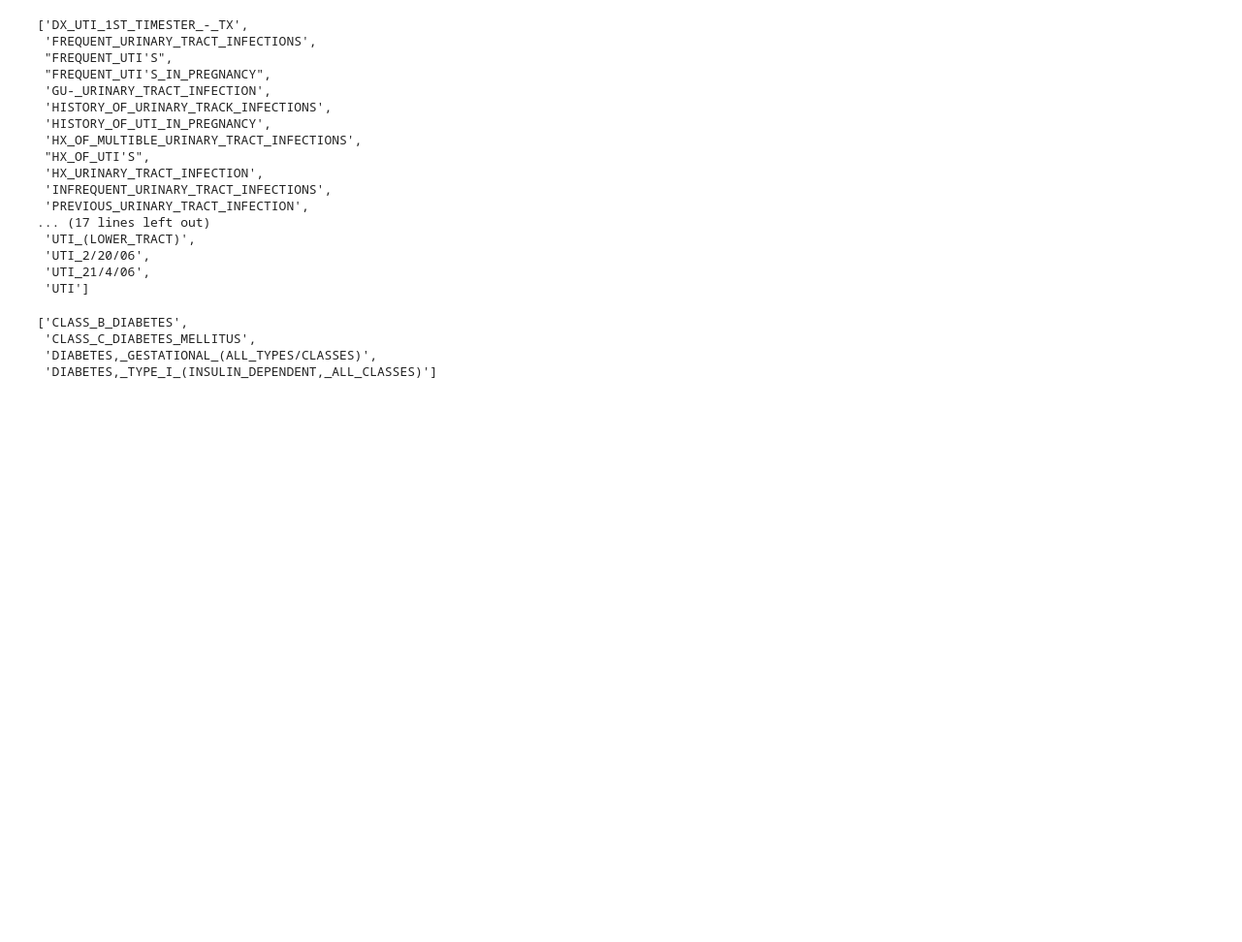
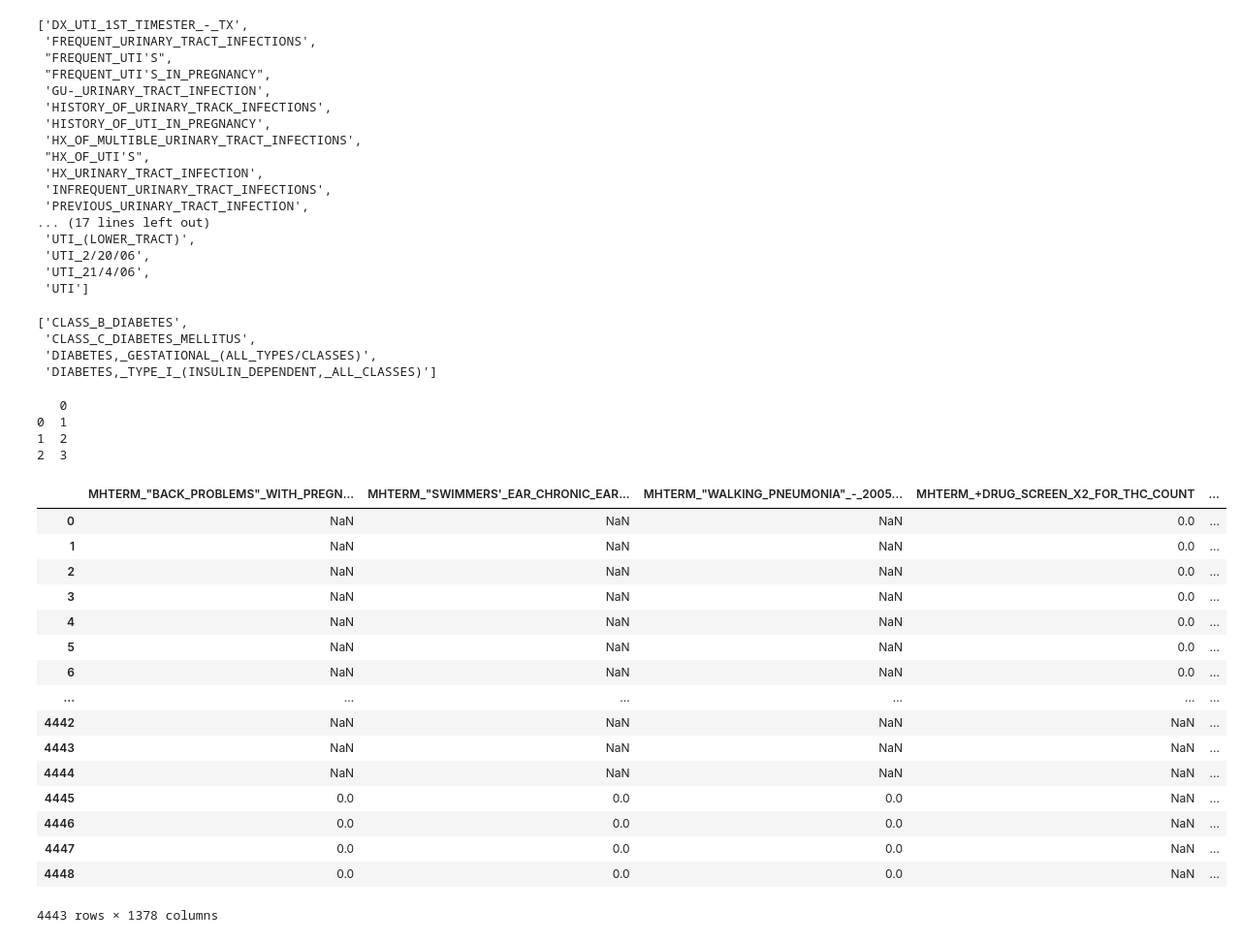
Before and after one commit to jzhao0802/ferring, a Jupyter notebook: 00_raw_data_processing/data_exploration/03_get_info_for_sprint_1.2_gate_1_meeting.ipynb, the cells around one changed output. Shown at 97% size. Saved outputs shown, nothing was run; the diff lists cells and outputs as text; code cells hidden in the pictures; blank space fills up the shorter version.

```diff
--- a/00_raw_data_processing/data_exploration/03_get_info_for_sprint_1.2_gate_1_meeting.ipynb
+++ b/00_raw_data_processing/data_exploration/03_get_info_for_sprint_1.2_gate_1_meeting.ipynb
@@ -529,3 +529,36 @@ YEAST [term.replace('MHTERM_', '').replace('_COUNT', '') for term in mhterms if
  'CLASS_C_DIABETES_MELLITUS',
  'DIABETES,_GESTATIONAL_(ALL_TYPES/CLASSES)',
  'DIABETES,_TYPE_I_(INSULIN_DEPENDENT,_ALL_CLASSES)']
+# %%
+df_tmp = pd.DataFrame([1,2,3])
+print(df_tmp)
+# %% [output]
+   0
+0  1
+1  2
+2  3
+# %%
+df_counts = df.filter(regex="^MHTERM").filter(regex='COUNT$')
+df_counts[df_counts>=1] = 1
+df_counts
+order_004 = [k.replace('MHTERM_', '').replace('COUNT', '').replace('_', ' ') for k,v in df[df['STUDY_CODE'] == 4].filter(regex="^MHTERM").filter(regex='COUNT$').sum().sort_values(ascending=False).items()]
+tmp = [print ('%.2f%%'%(100*v/len(df[df['STUDY_CODE'] == 4]))) for k,v in df[df['STUDY_CODE'] == 4].filter(regex="^MHTERM").filter(regex='COUNT$').sum().sort_values(ascending=False)[0:50].items()]
+print ("\n".join(order_004[:50]))
+# %% [output]
+|  | MHTERM_"BACK_PROBLEMS"_WITH_PREGN... | MHTERM_"SWIMMERS'_EAR_CHRONIC_EAR... | MHTERM_"WALKING_PNEUMONIA"_-_2005... | MHTERM_+DRUG_SCREEN_X2_FOR_THC_COUNT | ... |
+| 0 | NaN | NaN | NaN | 0.0 | ... |
+| 1 | NaN | NaN | NaN | 0.0 | ... |
+| 2 | NaN | NaN | NaN | 0.0 | ... |
+| 3 | NaN | NaN | NaN | 0.0 | ... |
+| 4 | NaN | NaN | NaN | 0.0 | ... |
+| 5 | NaN | NaN | NaN | 0.0 | ... |
+| 6 | NaN | NaN | NaN | 0.0 | ... |
+| ... | ... | ... | ... | ... | ... |
+| 4442 | NaN | NaN | NaN | NaN | ... |
+| 4443 | NaN | NaN | NaN | NaN | ... |
+| 4444 | NaN | NaN | NaN | NaN | ... |
+| 4445 | 0.0 | 0.0 | 0.0 | NaN | ... |
+| 4446 | 0.0 | 0.0 | 0.0 | NaN | ... |
+| 4447 | 0.0 | 0.0 | 0.0 | NaN | ... |
+| 4448 | 0.0 | 0.0 | 0.0 | NaN | ... |
+4443 rows × 1378 columns
```
Also changed, not shown: parts of 2 cells of this notebook, 9 other files.
